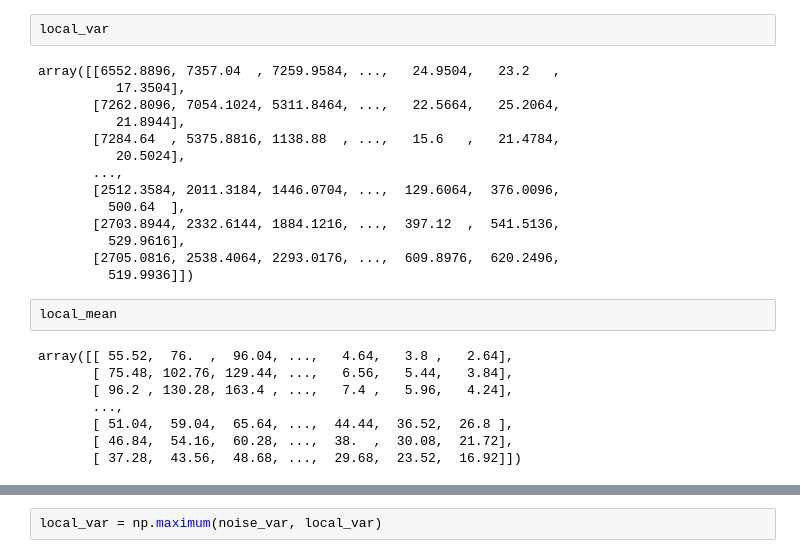
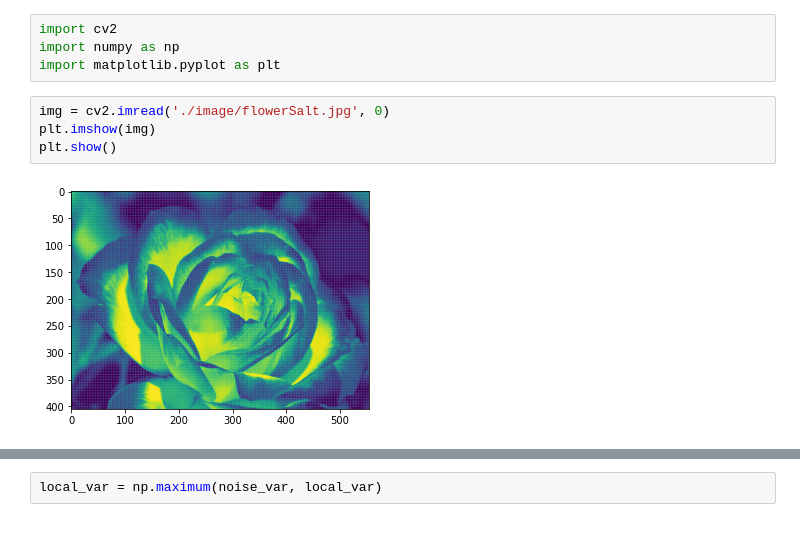
Before and after one commit to nt4rever/image_processing, a Jupyter notebook: lab4.ipynb, the cells around one changed output, grey strips where cells are left out. Drawn from its saved outputs; the diff is of its cells as text.

```diff
--- a/lab4.ipynb
+++ b/lab4.ipynb
@@ -188,26 +1,10 @@ for i in range(image_shape[0]):
-# %%
-local_var
-# %% [output]
-array([[6552.8896, 7357.04  , 7259.9584, ...,   24.9504,   23.2   ,
-          17.3504],
-       [7262.8096, 7054.1024, 5311.8464, ...,   22.5664,   25.2064,
-          21.8944],
-       [7284.64  , 5375.8816, 1138.88  , ...,   15.6   ,   21.4784,
-          20.5024],
-       ...,
-       [2512.3584, 2011.3184, 1446.0704, ...,  129.6064,  376.0096,
-         500.64  ],
-       [2703.8944, 2332.6144, 1884.1216, ...,  397.12  ,  541.5136,
-         529.9616],
-       [2705.0816, 2538.4064, 2293.0176, ...,  609.8976,  620.2496,
-         519.9936]])
-# %%
-local_mean
-# %% [output]
-array([[ 55.52,  76.  ,  96.04, ...,   4.64,   3.8 ,   2.64],
-       [ 75.48, 102.76, 129.44, ...,   6.56,   5.44,   3.84],
-       [ 96.2 , 130.28, 163.4 , ...,   7.4 ,   5.96,   4.24],
-       ...,
-       [ 51.04,  59.04,  65.64, ...,  44.44,  36.52,  26.8 ],
-       [ 46.84,  54.16,  60.28, ...,  38.  ,  30.08,  21.72],
-       [ 37.28,  43.56,  48.68, ...,  29.68,  23.52,  16.92]])
+# %%
+import cv2
+import numpy as np
+import matplotlib.pyplot as plt
+# %%
+img = cv2.imread('./image/flowerSalt.jpg', 0)
+plt.imshow(img)
+plt.show()
+# %% [output]
+[figure, added]
```
Also changed, not shown: parts of 71 cells of this notebook, 3 other files.
